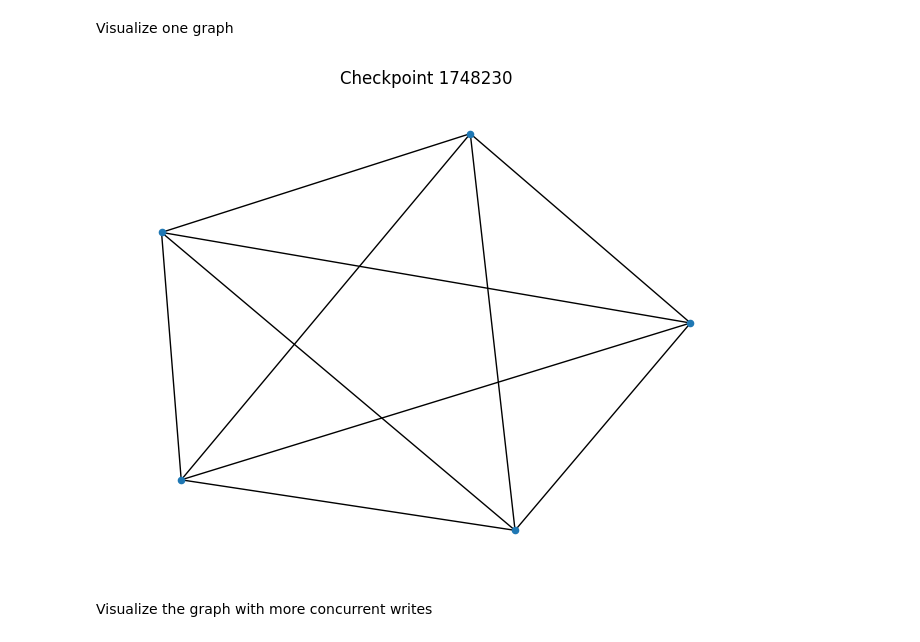
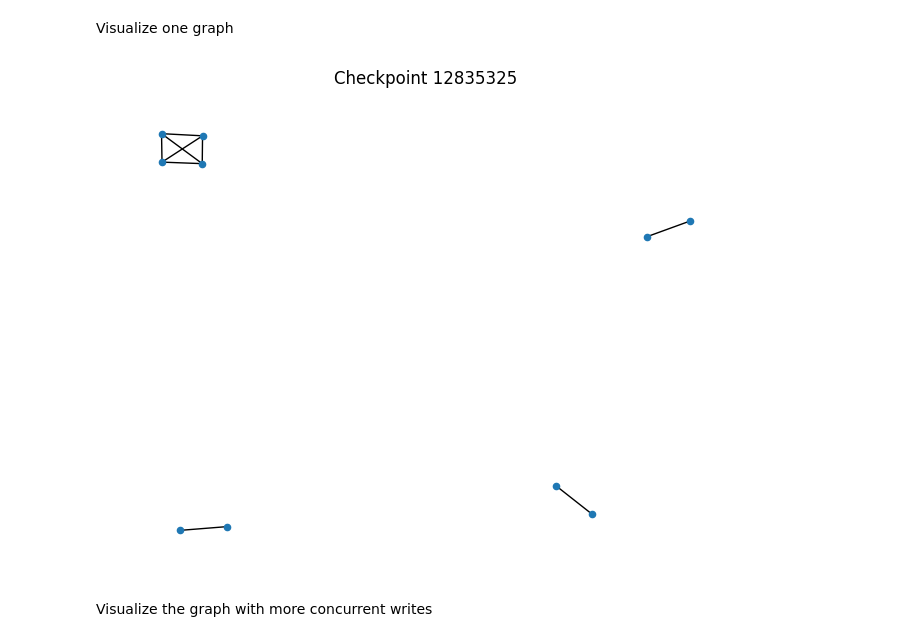
Before and after one commit to krdecade-0/sui_analysis_code, a Jupyter notebook: analysis.ipynb, the cells around one changed output. Saved outputs shown, nothing was run; the diff lists cells and outputs as text; code cells hidden in the pictures.

```diff
--- a/analysis.ipynb
+++ b/analysis.ipynb
@@ -277,15 +278,15 @@ Built 4072 checkpoint graphs
 # %% [markdown]
 Visualize one graph
 # %%
-cp = list(graphs.keys())[0]
+cp = list(graphs.keys())[10]
 G = graphs[cp]
 
 plt.figure()
 nx.draw(G, node_size=20, with_labels=False)
 plt.title(f"Checkpoint {cp}")
 plt.show()
 # %% [output]
-[figure, old version]
+[figure, new version]
 # %% [markdown]
 Visualize the graph with more concurrent writes
 # %%
```
Also changed, not shown: parts of 70 cells of this notebook, 2 other files.
